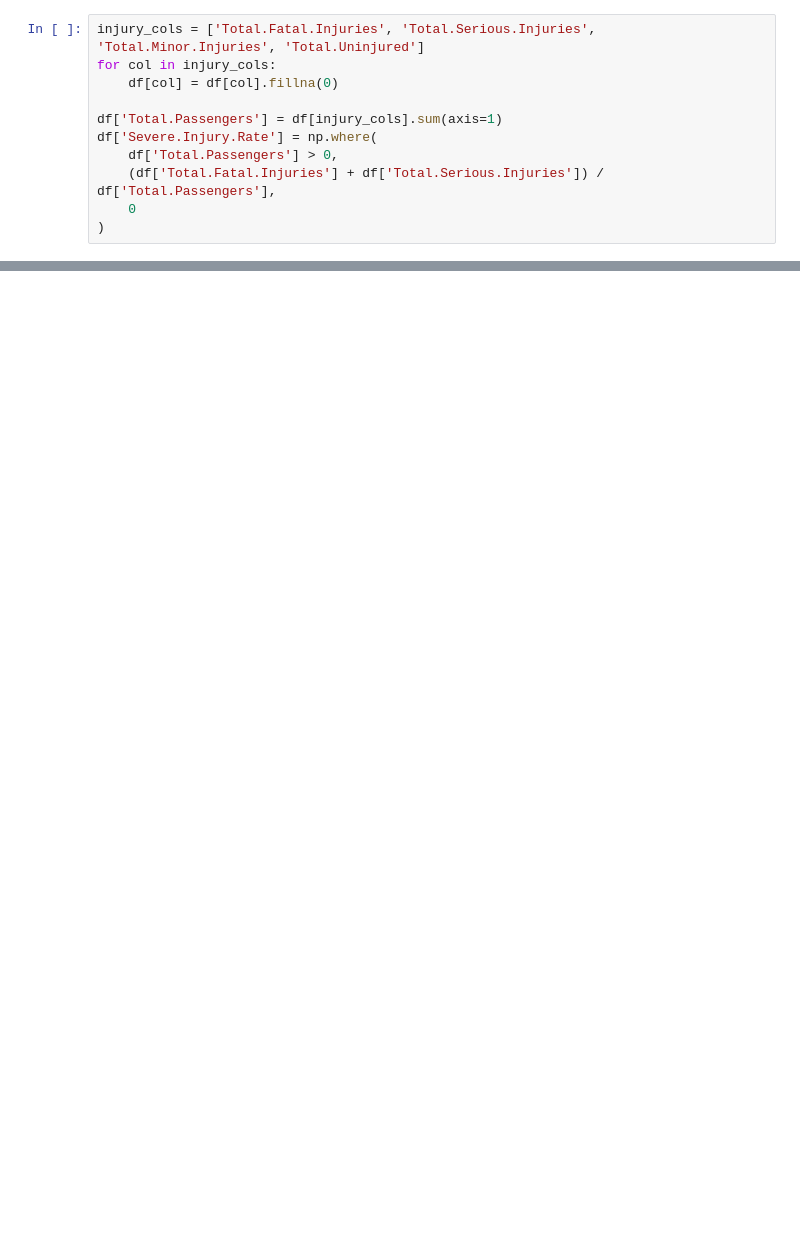
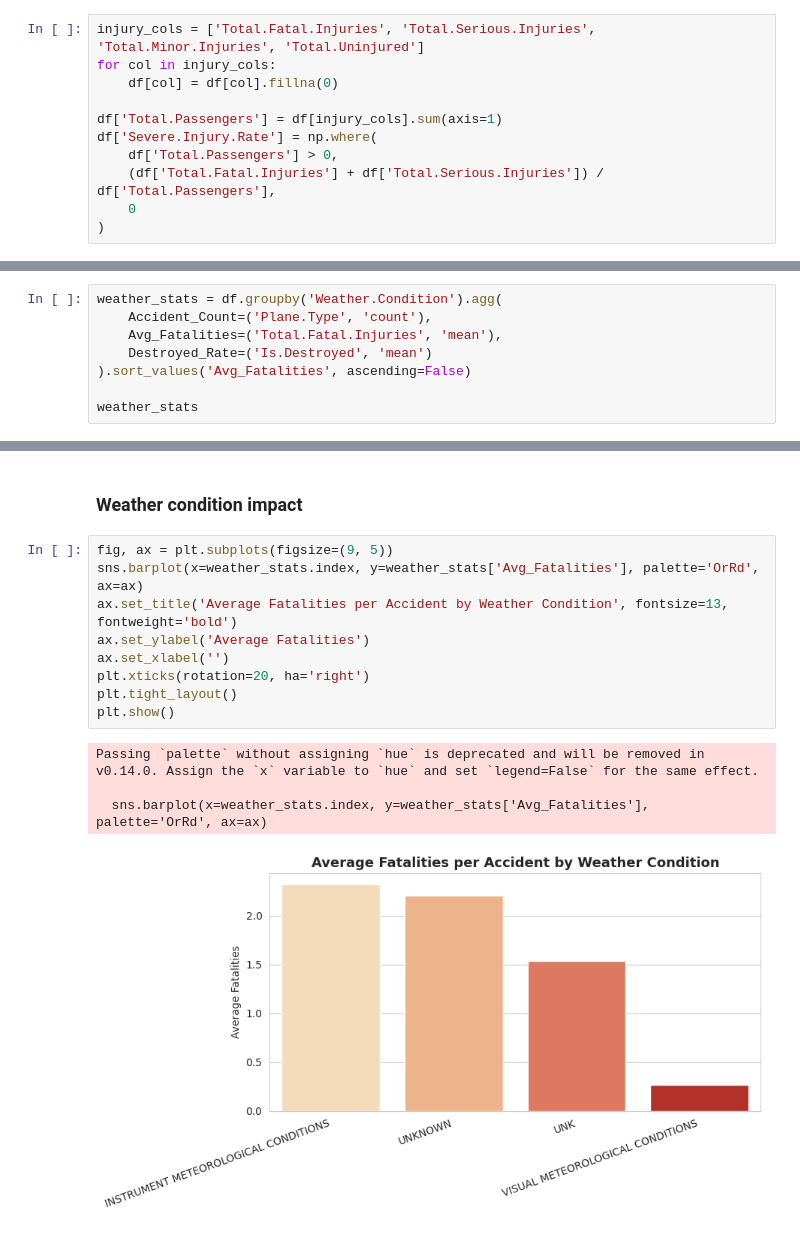
Before and after one commit to DengAchiek/dsc-course0-m8-lab, a Jupyter notebook: Aviation_Accidents_Cleaning.ipynb, the cells around one changed output, grey strips where cells are left out. Cells and saved outputs as stored; diff of their text form; blank space fills up the shorter version.

```diff
--- a/Aviation_Accidents_Cleaning.ipynb
+++ b/Aviation_Accidents_Cleaning.ipynb
@@ -306,0 +353,8 @@ print("Pipeline operation execution finalized. Data saved to 'cleaned_aviation_a
+# %%
+weather_stats = df.groupby('Weather.Condition').agg(
+    Accident_Count=('Plane.Type', 'count'),
+    Avg_Fatalities=('Total.Fatal.Injuries', 'mean'),
+    Destroyed_Rate=('Is.Destroyed', 'mean')
+).sort_values('Avg_Fatalities', ascending=False)
+
+weather_stats
@@ -306,0 +464,16 @@ print("Pipeline operation execution finalized. Data saved to 'cleaned_aviation_a
+# %% [markdown]
+### Weather condition impact
+# %%
+fig, ax = plt.subplots(figsize=(9, 5))
+sns.barplot(x=weather_stats.index, y=weather_stats['Avg_Fatalities'], palette='OrRd', ax=ax)
+ax.set_title('Average Fatalities per Accident by Weather Condition', fontsize=13, fontweight='bold')
+ax.set_ylabel('Average Fatalities')
+ax.set_xlabel('')
+plt.xticks(rotation=20, ha='right')
+plt.tight_layout()
+plt.show()
+# %% [output]
+Passing `palette` without assigning `hue` is deprecated and will be removed in v0.14.0. Assign the `x` variable to `hue` and set `legend=False` for the same effect.
+
+  sns.barplot(x=weather_stats.index, y=weather_stats['Avg_Fatalities'], palette='OrRd', ax=ax)
+[figure, added]
```
Also changed, not shown: parts of 68 cells of this notebook.
